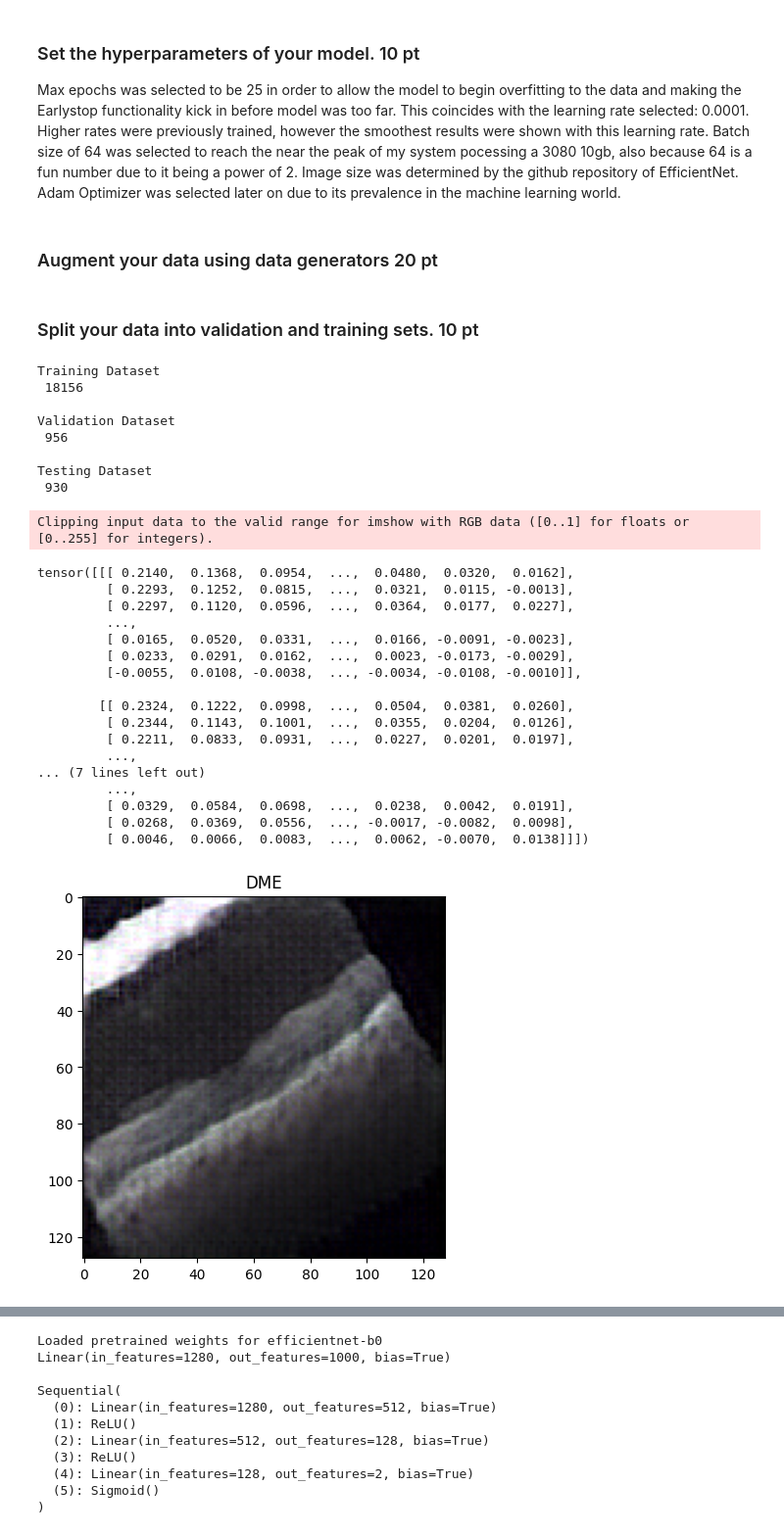
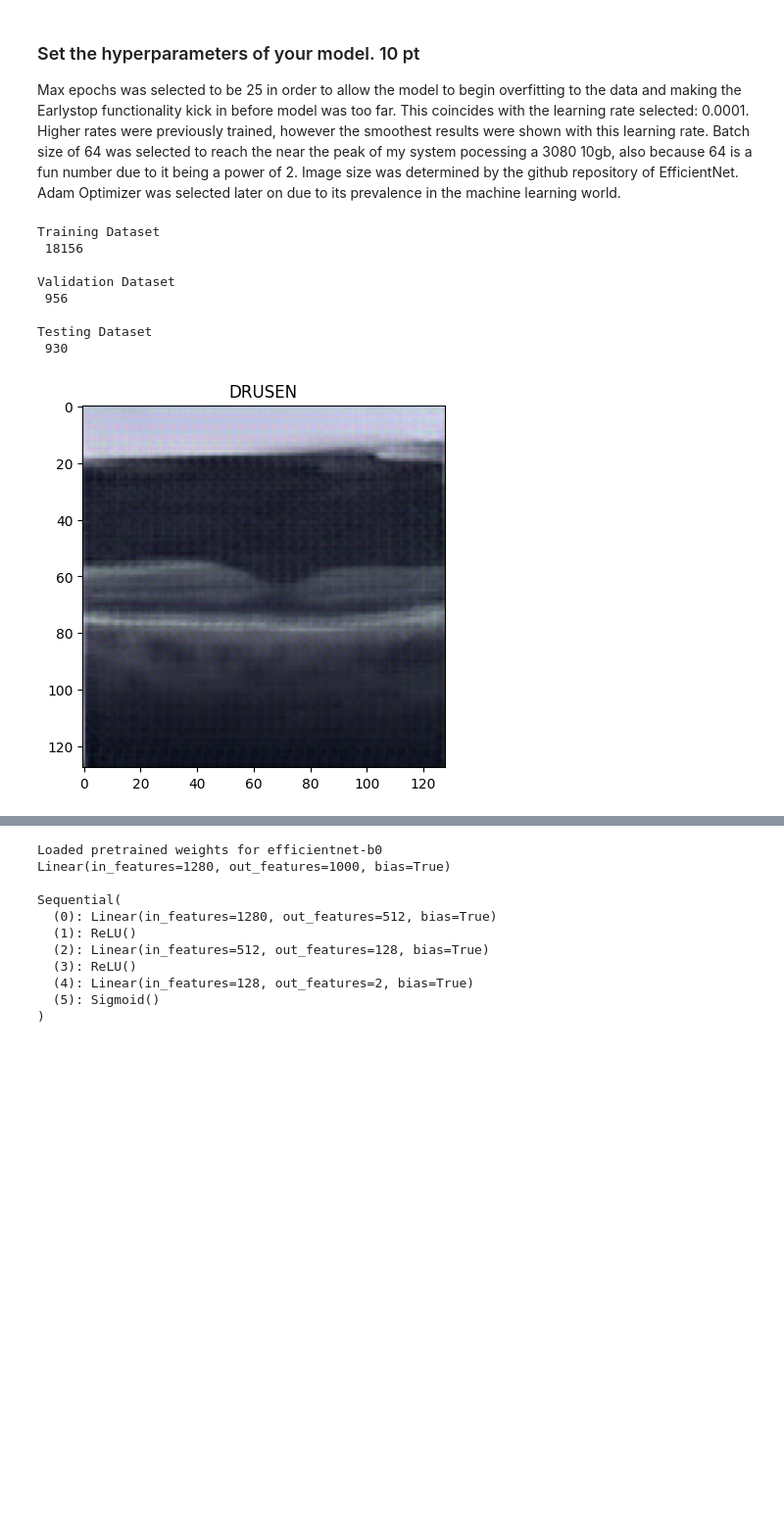
Before and after one commit to Gmaldonad17/Super-Resolution-GAN, a Jupyter notebook: TrainClassifier.ipynb, the cells around one changed output, grey strips where cells are left out. Shown: that part at 98% size. Cells and saved outputs as stored; diff of their text form; code cells hidden in the pictures; blank space fills up the shorter version.

Commit message:
Completed all trainings and uploading images

```diff
--- a/TrainClassifier.ipynb
+++ b/TrainClassifier.ipynb
@@ -69,11 +63,13 @@ class EarlyStopping():
 class CustomDataset(Dataset):
 
     # Init has to find all paths to image and labels
-    def __init__(self, root_dir, generator=None, transform=None):
+    def __init__(self, root_dir, generator=None, transform=None, normalize=True):
 
         self.root_dir = root_dir
         self.transform = transform
         self.generator = generator
+        self.normalize = transforms.Normalize([0.485, 0.456, 0.406], [0.229, 0.224, 0.225]) \
+        if normalize else nn.Identity()
 
         # Classifications of the objects
         self.definitions = os.listdir(self.root_dir)
@@ -122,6 +118,8 @@ class CustomDataset(Dataset):
                 img = img.to("cpu")
                 img = img[0]
 
+        img = self.normalize(img)
+
         return (img, label)
 # %% [markdown]
 ### Set the hyperparameters of your model. 10 pt
@@ -143,8 +141,6 @@ class Configuration:
         self.modelName = modelName
 
 config = Configuration(basePath="../datasets/Retinal_OCT/", modelName="efficientnet-b0", EPOCHS=25, LR=0.0001, batchSize=64, imgSize=32)
-# %% [markdown]
-### Augment your data using data generators 20 pt
 # %%
 # Using transforms to augment data by randomizing in multiple ways, rotation, translation, and scaling
 train_transform = transforms.Compose([
@@ -160,8 +156,6 @@ test_transform = transforms.Compose([
                                         transforms.ToTensor(),
                                         # transforms.Normalize([0.485, 0.456, 0.406], [0.229, 0.224, 0.225]),
 ])
-# %% [markdown]
-### Split your data into validation and training sets. 10 pt
 # %%
 #Load generator
 from utils.Models import SR_Generator
@@ -215,37 +200,19 @@ std = torch.tensor([0.117, 0.135, 0.122])
 # %%
 # Precalculated the number each class to ensure a balanced dataset
 classTrainCount = {"DME":10847, "DRUSEN":8265}
 
 # Sets string definitions based on integer values
 definitions = {0:"DME", 1:"DRUSEN"}
 
 img, label = train[5]
-print(img)
 img = torch.permute(img, (1,2,0))
-# img = unnormalize(img, mean, std)
+
 # View some of the training Data
+img = (img-torch.min(img)) / (torch.max(img)-torch.min(img))
 plt.imshow(img)
 _=plt.title(definitions[label])
 # %% [output]
-Clipping input data to the valid range for imshow with RGB data ([0..1] for floats or [0..255] for integers).
-tensor([[[ 0.2140,  0.1368,  0.0954,  ...,  0.0480,  0.0320,  0.0162],
-         [ 0.2293,  0.1252,  0.0815,  ...,  0.0321,  0.0115, -0.0013],
-         [ 0.2297,  0.1120,  0.0596,  ...,  0.0364,  0.0177,  0.0227],
-         ...,
-         [ 0.0165,  0.0520,  0.0331,  ...,  0.0166, -0.0091, -0.0023],
-         [ 0.0233,  0.0291,  0.0162,  ...,  0.0023, -0.0173, -0.0029],
-         [-0.0055,  0.0108, -0.0038,  ..., -0.0034, -0.0108, -0.0010]],
-
-        [[ 0.2324,  0.1222,  0.0998,  ...,  0.0504,  0.0381,  0.0260],
-         [ 0.2344,  0.1143,  0.1001,  ...,  0.0355,  0.0204,  0.0126],
-         [ 0.2211,  0.0833,  0.0931,  ...,  0.0227,  0.0201,  0.0197],
-         ...,
-... (7 lines left out)
-         ...,
-         [ 0.0329,  0.0584,  0.0698,  ...,  0.0238,  0.0042,  0.0191],
-         [ 0.0268,  0.0369,  0.0556,  ..., -0.0017, -0.0082,  0.0098],
-         [ 0.0046,  0.0066,  0.0083,  ...,  0.0062, -0.0070,  0.0138]]])
-[figure, old version]
+[figure, new version]
 # %%
 # Create all three dataloaders for the training, validating, and testing datasets
 trainLoader = DataLoader(train, batch_size=config.bs, shuffle=True, num_workers=0)
```
Also changed, not shown: parts of 7 cells of this notebook, 3 other files.
